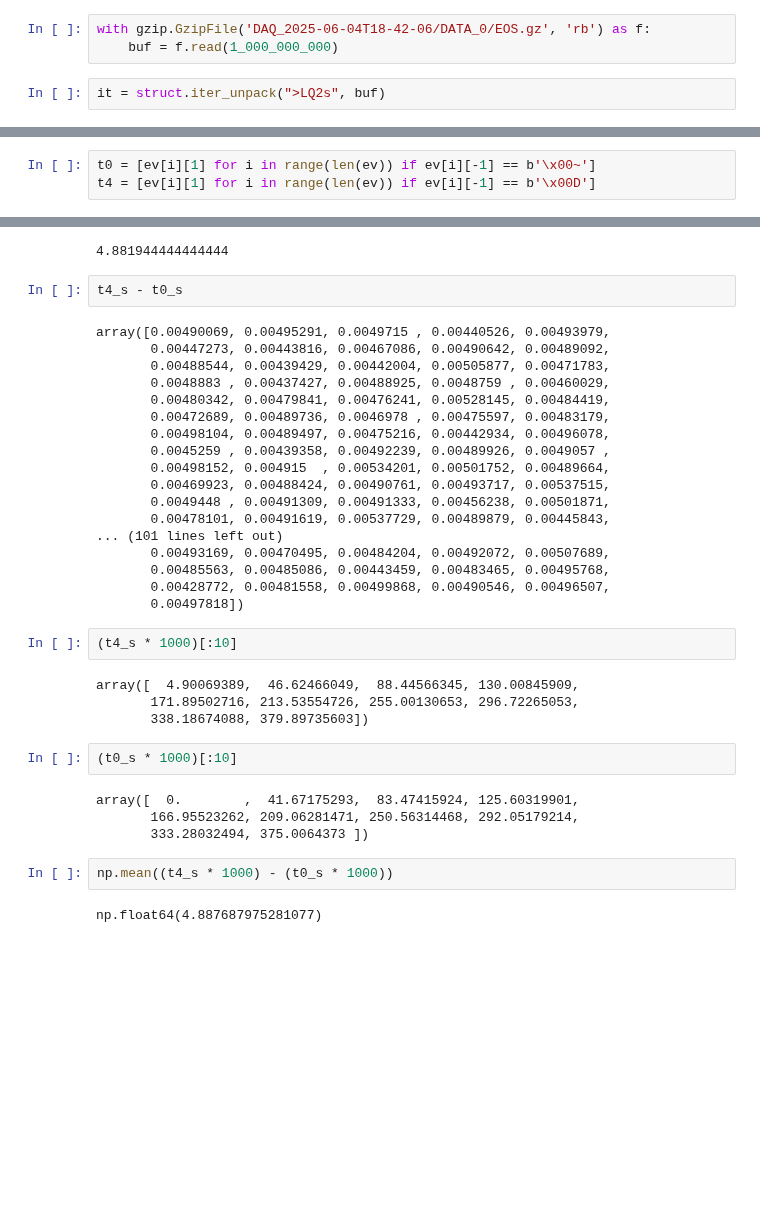
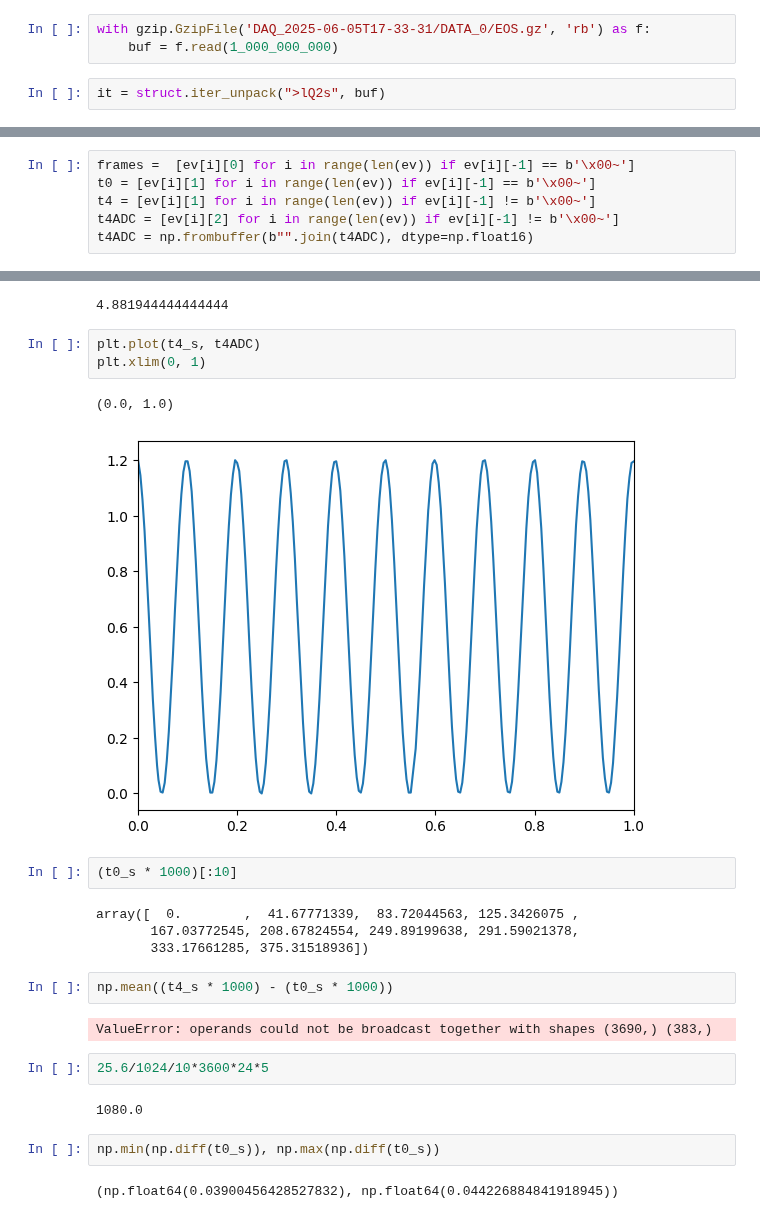
Before and after one commit to andyfaff/platypus_eventer, a Jupyter notebook: stuff/process_events.ipynb, the cells around one changed output, grey strips where cells are left out. Cells and saved outputs as stored; diff of their text form; blank space fills up the shorter version.

```diff
--- a/stuff/process_events.ipynb
+++ b/stuff/process_events.ipynb
@@ -5,8 +6,8 @@ import struct
 # %%
-with gzip.GzipFile('DAQ_2025-06-04T18-42-06/DATA_0/EOS.gz', 'rb') as f:
+with gzip.GzipFile('DAQ_2025-06-05T17-33-31/DATA_0/EOS.gz', 'rb') as f:
     buf = f.read(1_000_000_000)
 # %%
-it = struct.iter_unpack(">LQ2s", buf)
+it = struct.iter_unpack(">lQ2s", buf)
 # %%
 ev = list(it)
 # %%
@@ -35,4 +36,7 @@ ev
  ...]
 # %%
+frames =  [ev[i][0] for i in range(len(ev)) if ev[i][-1] == b'\x00~']
 t0 = [ev[i][1] for i in range(len(ev)) if ev[i][-1] == b'\x00~']
-t4 = [ev[i][1] for i in range(len(ev)) if ev[i][-1] == b'\x00D']
+t4 = [ev[i][1] for i in range(len(ev)) if ev[i][-1] != b'\x00~']
+t4ADC = [ev[i][2] for i in range(len(ev)) if ev[i][-1] != b'\x00~']
+t4ADC = np.frombuffer(b"".join(t4ADC), dtype=np.float16)
@@ -53,39 +61,27 @@ t0_s -= t0_s[0]
 (42.18/360) * (1/24) * 1000
 # %% [output]
 4.881944444444444
-# %%
-t4_s - t0_s
-# %% [output]
-array([0.00490069, 0.00495291, 0.0049715 , 0.00440526, 0.00493979,
-       0.00447273, 0.00443816, 0.00467086, 0.00490642, 0.00489092,
-       0.00488544, 0.00439429, 0.00442004, 0.00505877, 0.00471783,
-       0.0048883 , 0.00437427, 0.00488925, 0.0048759 , 0.00460029,
-       0.00480342, 0.00479841, 0.00476241, 0.00528145, 0.00484419,
-       0.00472689, 0.00489736, 0.0046978 , 0.00475597, 0.00483179,
-       0.00498104, 0.00489497, 0.00475216, 0.00442934, 0.00496078,
-       0.0045259 , 0.00439358, 0.00492239, 0.00489926, 0.0049057 ,
-       0.00498152, 0.004915  , 0.00534201, 0.00501752, 0.00489664,
-       0.00469923, 0.00488424, 0.00490761, 0.00493717, 0.00537515,
-       0.0049448 , 0.00491309, 0.00491333, 0.00456238, 0.00501871,
-       0.00478101, 0.00491619, 0.00537729, 0.00489879, 0.00445843,
-... (101 lines left out)
-       0.00493169, 0.00470495, 0.00484204, 0.00492072, 0.00507689,
-       0.00485563, 0.00485086, 0.00443459, 0.00483465, 0.00495768,
-       0.00428772, 0.00481558, 0.00499868, 0.00490546, 0.00496507,
-       0.00497818])
-# %%
-(t4_s * 1000)[:10]
-# %% [output]
-array([  4.90069389,  46.62466049,  88.44566345, 130.00845909,
-       171.89502716, 213.53554726, 255.00130653, 296.72265053,
-       338.18674088, 379.89735603])
+# %%
+plt.plot(t4_s, t4ADC)
+plt.xlim(0, 1)
+# %% [output]
+(0.0, 1.0)
+[figure, added]
 # %%
 (t0_s * 1000)[:10]
 # %% [output]
-array([  0.        ,  41.67175293,  83.47415924, 125.60319901,
-       166.95523262, 209.06281471, 250.56314468, 292.05179214,
-       333.28032494, 375.0064373 ])
+array([  0.        ,  41.67771339,  83.72044563, 125.3426075 ,
+       167.03772545, 208.67824554, 249.89199638, 291.59021378,
+       333.17661285, 375.31518936])
 # %%
 np.mean((t4_s * 1000) - (t0_s * 1000))
 # %% [output]
-np.float64(4.887687975281077)
+ValueError: operands could not be broadcast together with shapes (3690,) (383,)
+# %%
+25.6/1024/10*3600*24*5
+# %% [output]
+1080.0
+# %%
+np.min(np.diff(t0_s)), np.max(np.diff(t0_s))
+# %% [output]
+(np.float64(0.03900456428527832), np.float64(0.044226884841918945))
```
Also changed, not shown: parts of 10 cells of this notebook, 4 other files.
